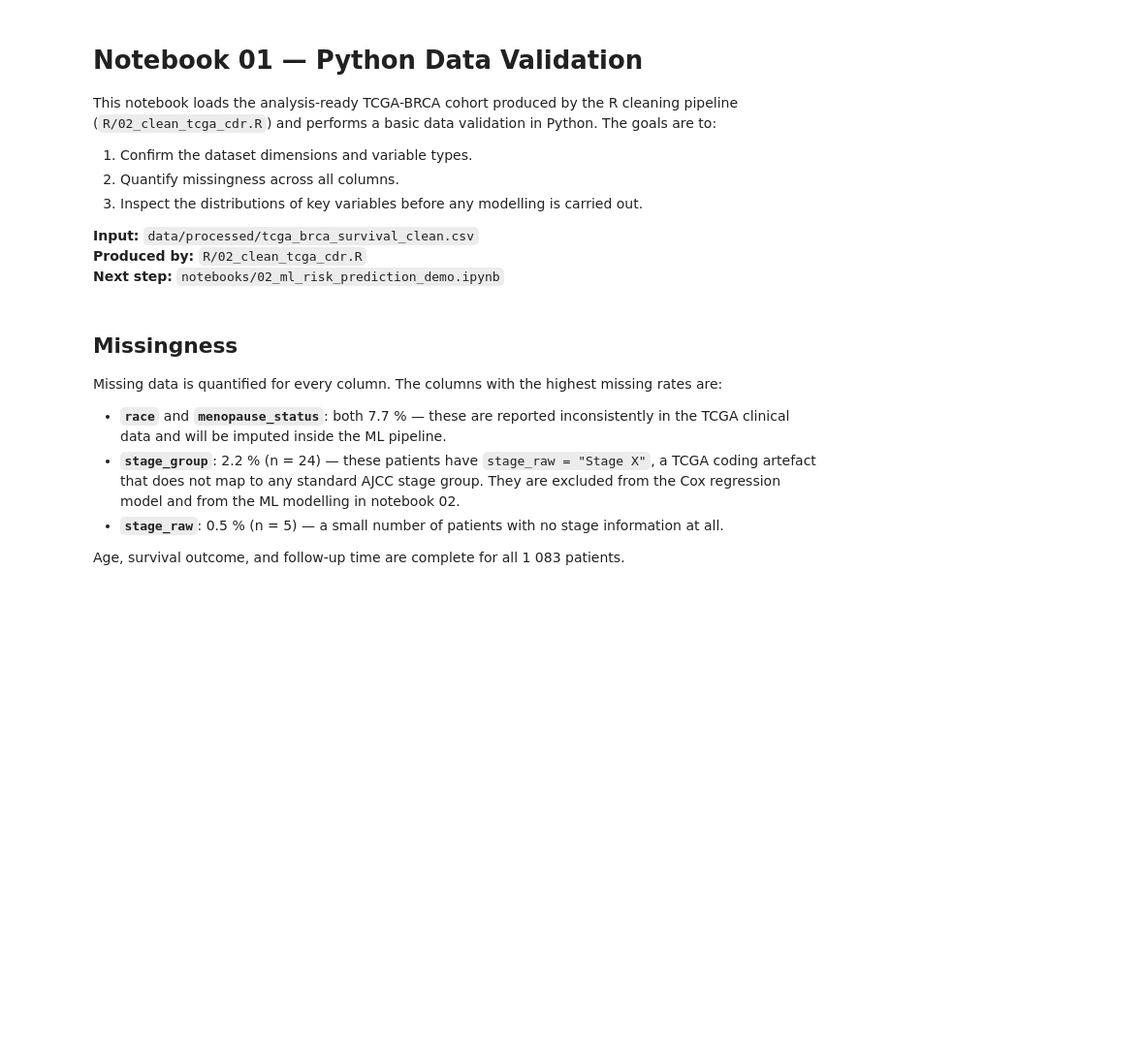
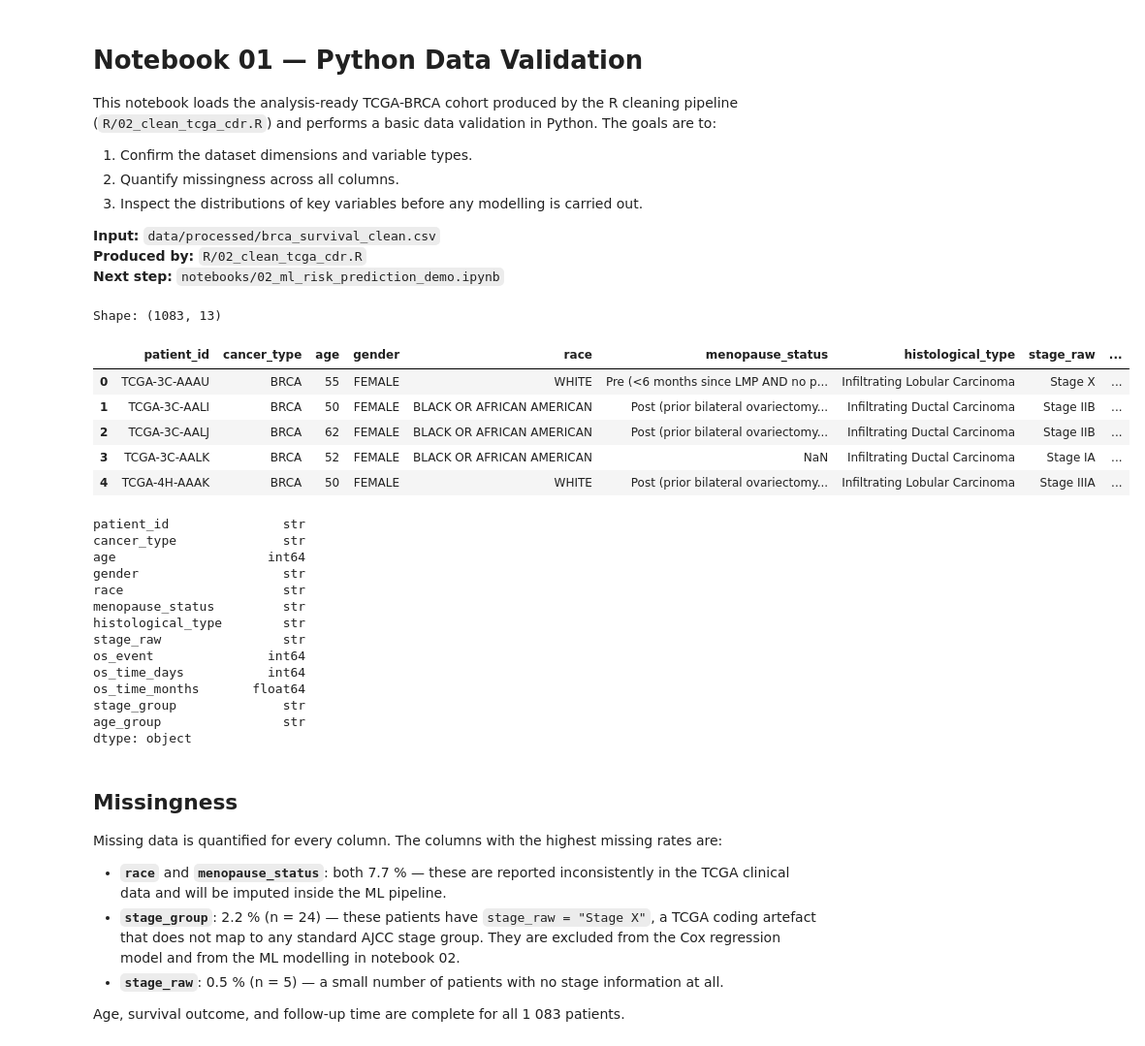
Before and after one commit to henrybsch23-sys/Cancer-Survival-TCGA-CDR, a Jupyter notebook: notebooks/01_python_data_check.ipynb, the cells around one changed output. Shown at 97% size. Drawn from its saved outputs; the diff is of its cells as text; code cells hidden in the pictures; blank space fills up the shorter version.

```diff
--- a/notebooks/01_python_data_check.ipynb
+++ b/notebooks/01_python_data_check.ipynb
@@ -7,21 +7,43 @@ This notebook loads the analysis-ready TCGA-BRCA cohort produced by the R cleani
 2. Quantify missingness across all columns.
 3. Inspect the distributions of key variables before any modelling is carried out.
 
-**Input:** `data/processed/tcga_brca_survival_clean.csv`
+**Input:** `data/processed/brca_survival_clean.csv`
 **Produced by:** `R/02_clean_tcga_cdr.R`
 **Next step:** `notebooks/02_ml_risk_prediction_demo.ipynb`
 # %%
 from pathlib import Path
 
 import pandas as pd
 
 DATA_DIR = Path("../data/processed")
 
-df = pd.read_csv(DATA_DIR / "tcga_brca_survival_clean.csv")
+df = pd.read_csv(DATA_DIR / "brca_survival_clean.csv")
 
 print("Shape:", df.shape)
 display(df.head())
 display(df.dtypes)
+# %% [output]
+Shape: (1083, 13)
+|  | patient_id | cancer_type | age | gender | race | menopause_status | histological_type | stage_raw | ... |
+| 0 | TCGA-3C-AAAU | BRCA | 55 | FEMALE | WHITE | Pre (<6 months since LMP AND no p... | Infiltrating Lobular Carcinoma | Stage X | ... |
+| 1 | TCGA-3C-AALI | BRCA | 50 | FEMALE | BLACK OR AFRICAN AMERICAN | Post (prior bilateral ovariectomy... | Infiltrating Ductal Carcinoma | Stage IIB | ... |
+| 2 | TCGA-3C-AALJ | BRCA | 62 | FEMALE | BLACK OR AFRICAN AMERICAN | Post (prior bilateral ovariectomy... | Infiltrating Ductal Carcinoma | Stage IIB | ... |
+| 3 | TCGA-3C-AALK | BRCA | 52 | FEMALE | BLACK OR AFRICAN AMERICAN | NaN | Infiltrating Ductal Carcinoma | Stage IA | ... |
+| 4 | TCGA-4H-AAAK | BRCA | 50 | FEMALE | WHITE | Post (prior bilateral ovariectomy... | Infiltrating Lobular Carcinoma | Stage IIIA | ... |
+patient_id               str
+cancer_type              str
+age                    int64
+gender                   str
+race                     str
+menopause_status         str
+histological_type        str
+stage_raw                str
+os_event               int64
+os_time_days           int64
+os_time_months       float64
+stage_group              str
+age_group                str
+dtype: object
 # %% [markdown]
 ## Missingness
 
```
Also changed, not shown: parts of 2 cells of this notebook, 36 other files.
